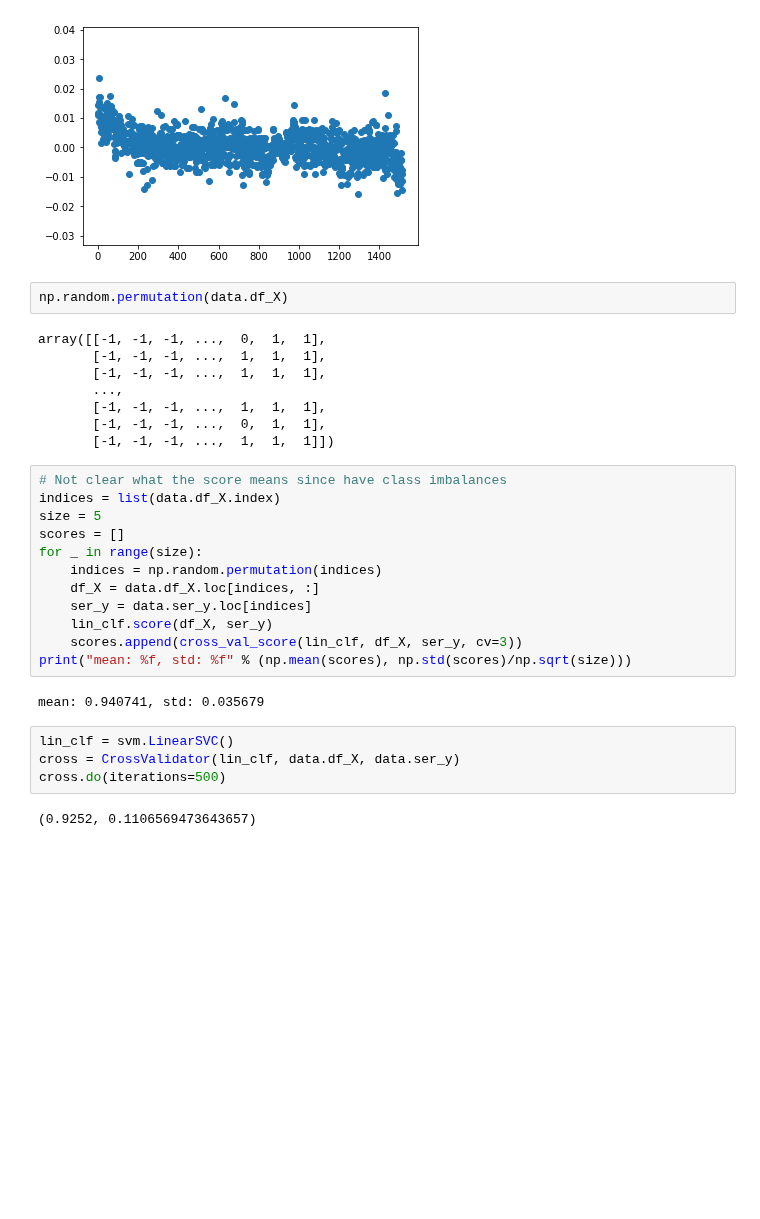
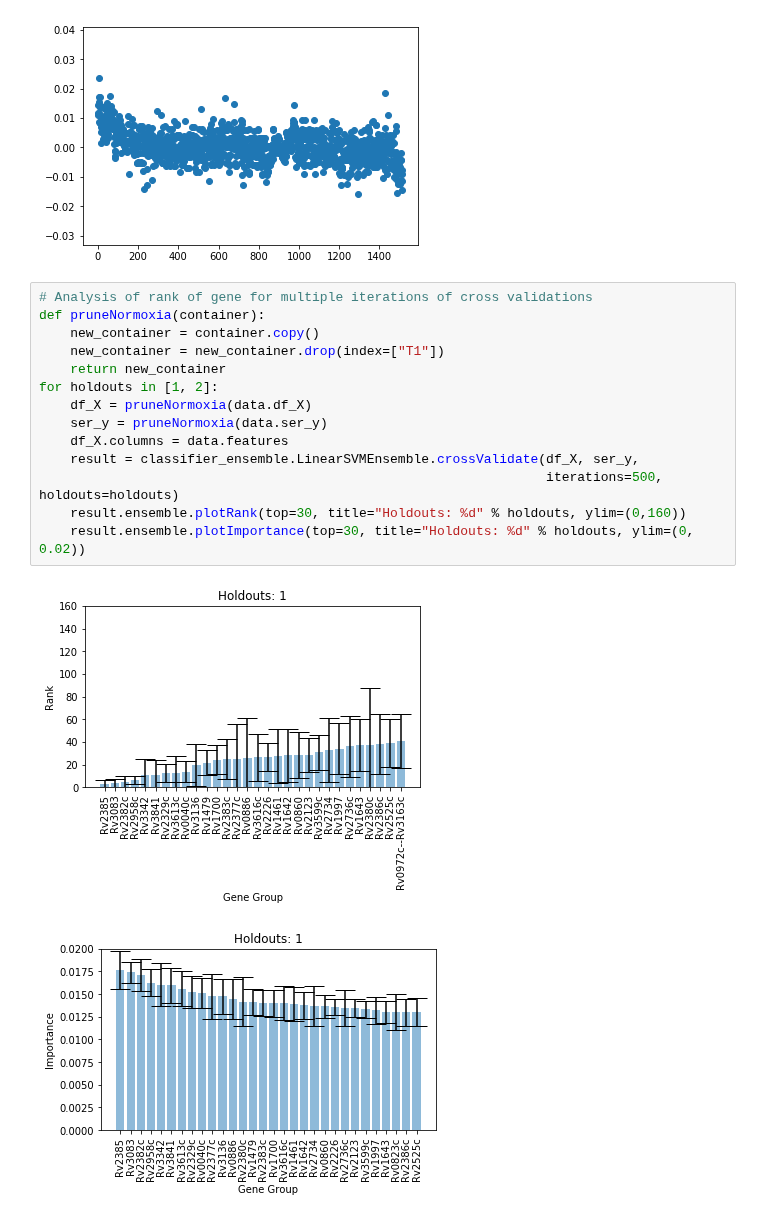
Before and after one commit to uwescience/old_xstate, a Jupyter notebook: notebooks/SVM Classification.ipynb, the cells around one changed output. Cells and saved outputs as stored; diff of their text form; blank space fills up the shorter version.

Commit message:
Updates for analysis of SVM

```diff
--- a/notebooks/SVM Classification.ipynb
+++ b/notebooks/SVM Classification.ipynb
@@ -68,33 +114,20 @@ for n in range(5):
 [figure]
 [figure]
 [figure]
-# %%
-np.random.permutation(data.df_X)
-# %% [output]
-array([[-1, -1, -1, ...,  0,  1,  1],
-       [-1, -1, -1, ...,  1,  1,  1],
-       [-1, -1, -1, ...,  1,  1,  1],
-       ...,
-       [-1, -1, -1, ...,  1,  1,  1],
-       [-1, -1, -1, ...,  0,  1,  1],
-       [-1, -1, -1, ...,  1,  1,  1]])
-# %%
-# Not clear what the score means since have class imbalances
-indices = list(data.df_X.index)
-size = 5
-scores = []
-for _ in range(size):
-    indices = np.random.permutation(indices)
-    df_X = data.df_X.loc[indices, :]
-    ser_y = data.ser_y.loc[indices]
-    lin_clf.score(df_X, ser_y)
-    scores.append(cross_val_score(lin_clf, df_X, ser_y, cv=3))
-print("mean: %f, std: %f" % (np.mean(scores), np.std(scores)/np.sqrt(size)))
-# %% [output]
-mean: 0.940741, std: 0.035679
-# %%
-lin_clf = svm.LinearSVC()
-cross = CrossValidator(lin_clf, data.df_X, data.ser_y)
-cross.do(iterations=500)
-# %% [output]
-(0.9252, 0.1106569473643657)
+# %%
+# Analysis of rank of gene for multiple iterations of cross validations
+def pruneNormoxia(container):
+    new_container = container.copy()
+    new_container = new_container.drop(index=["T1"])
+    return new_container
+for holdouts in [1, 2]:
+    df_X = pruneNormoxia(data.df_X)
+    ser_y = pruneNormoxia(data.ser_y)
+    df_X.columns = data.features
+    result = classifier_ensemble.LinearSVMEnsemble.crossValidate(df_X, ser_y,
+                                                                 iterations=500, holdouts=holdouts)
+    result.ensemble.plotRank(top=30, title="Holdouts: %d" % holdouts, ylim=(0,160))
+    result.ensemble.plotImportance(top=30, title="Holdouts: %d" % holdouts, ylim=(0, 0.02))
+# %% [output]
+[figure, added]
+[figure, added]
```
Also changed, not shown: parts of 6 cells of this notebook.
